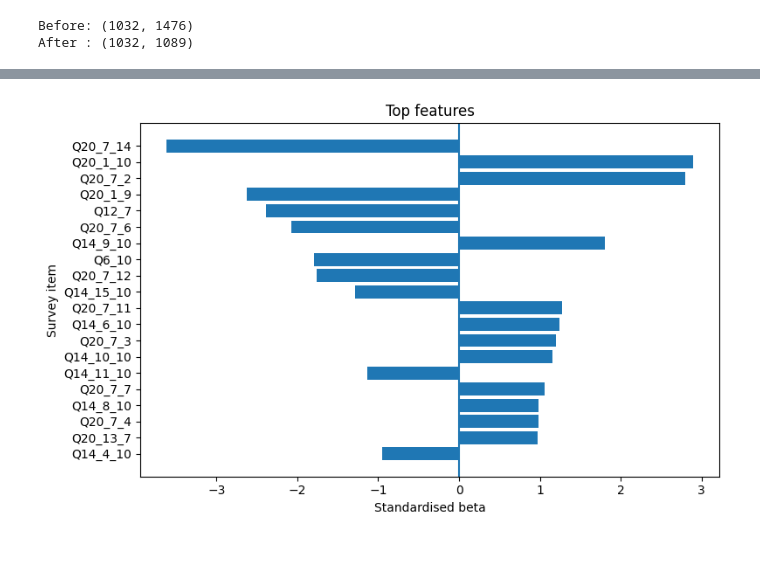
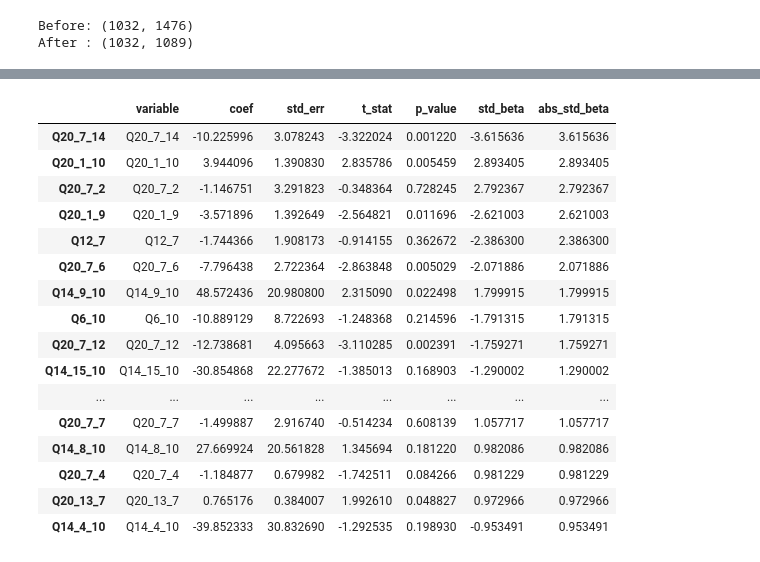
Before and after one commit to maxwell-petitjean/regression, a Jupyter notebook: regression_ols_v1.ipynb, the cells around one changed output, grey strips where cells are left out. Drawn from its saved outputs; the diff is of its cells as text; code cells hidden in the pictures.

```diff
--- a/regression_ols_v1.ipynb
+++ b/regression_ols_v1.ipynb
@@ -98,8 +106,3 @@ df2 = df2.loc[:, ~df2.columns.str.contains("|".join(remove_strings))]
 
 
 df3 = df2.copy()
-# %%
-#@title {vertical-output: true}
-#see all cols now
-pd.set_option("display.max_rows", None)
-print(df3.iloc[0])
@@ -187,31 +172,46 @@ X_std_const = sm.add_constant(X_std)
 #refit with intercept
 std_model = sm.OLS(y_std, X_std_const)
 std_result = std_model.fit()
-# %%
-#feature impacts
-feature_df = pd.DataFrame({
-    "variable": X.columns,
-    "beta": std_result.params[1:]  # drop intercept
-})
-
-feature_df["abs_beta"] = feature_df["beta"].abs()
-
-#top features
-TOP_N = 20
-top_feature = feature_df.sort_values("abs_beta", ascending=False).head(TOP_N)
-
-#plot
-plt.figure(figsize=(8, 5))
-plt.barh(
-    top_feature["variable"],
-    top_feature["beta"]
-)
-plt.axvline(0)
-plt.gca().invert_yaxis()
-plt.title("Top features")
-plt.xlabel("Standardised beta")
-plt.ylabel("Survey item")
-plt.tight_layout()
-plt.show()
-# %% [output]
-[figure, removed]
+# %%
+#create standardised beta for features
+summary_df = pd.DataFrame({
+    "variable": X.columns,
+    "coef": result.params[X.columns],
+    "std_err": result.bse[X.columns],
+    "t_stat": result.tvalues[X.columns],
+    "p_value": result.pvalues[X.columns],
+    "std_beta": std_result.params[1:]
+})
+
+# Add absolute impact for ranking
+summary_df["abs_std_beta"] = summary_df["std_beta"].abs()
+
+top20 = (
+    summary_df
+    .sort_values("abs_std_beta", ascending=False)
+    .head(20)
+)
+
+#basically which column matters most?
+#actual calculation
+  #change in each sd unit of outcome column
+  #for a 1sd increase in predictor column
+top20
+# %% [output]
+|  | variable | coef | std_err | t_stat | p_value | std_beta | abs_std_beta |
+| Q20_7_14 | Q20_7_14 | -10.225996 | 3.078243 | -3.322024 | 0.001220 | -3.615636 | 3.615636 |
+| Q20_1_10 | Q20_1_10 | 3.944096 | 1.390830 | 2.835786 | 0.005459 | 2.893405 | 2.893405 |
+| Q20_7_2 | Q20_7_2 | -1.146751 | 3.291823 | -0.348364 | 0.728245 | 2.792367 | 2.792367 |
+| Q20_1_9 | Q20_1_9 | -3.571896 | 1.392649 | -2.564821 | 0.011696 | -2.621003 | 2.621003 |
+| Q12_7 | Q12_7 | -1.744366 | 1.908173 | -0.914155 | 0.362672 | -2.386300 | 2.386300 |
+| Q20_7_6 | Q20_7_6 | -7.796438 | 2.722364 | -2.863848 | 0.005029 | -2.071886 | 2.071886 |
+| Q14_9_10 | Q14_9_10 | 48.572436 | 20.980800 | 2.315090 | 0.022498 | 1.799915 | 1.799915 |
+| Q6_10 | Q6_10 | -10.889129 | 8.722693 | -1.248368 | 0.214596 | -1.791315 | 1.791315 |
+| Q20_7_12 | Q20_7_12 | -12.738681 | 4.095663 | -3.110285 | 0.002391 | -1.759271 | 1.759271 |
+| Q14_15_10 | Q14_15_10 | -30.854868 | 22.277672 | -1.385013 | 0.168903 | -1.290002 | 1.290002 |
+| ... | ... | ... | ... | ... | ... | ... | ... |
+| Q20_7_7 | Q20_7_7 | -1.499887 | 2.916740 | -0.514234 | 0.608139 | 1.057717 | 1.057717 |
+| Q14_8_10 | Q14_8_10 | 27.669924 | 20.561828 | 1.345694 | 0.181220 | 0.982086 | 0.982086 |
+| Q20_7_4 | Q20_7_4 | -1.184877 | 0.679982 | -1.742511 | 0.084266 | 0.981229 | 0.981229 |
+| Q20_13_7 | Q20_13_7 | 0.765176 | 0.384007 | 1.992610 | 0.048827 | 0.972966 | 0.972966 |
+| Q14_4_10 | Q14_4_10 | -39.852333 | 30.832690 | -1.292535 | 0.198930 | -0.953491 | 0.953491 |
```
Also changed, not shown: parts of 4 cells of this notebook.
